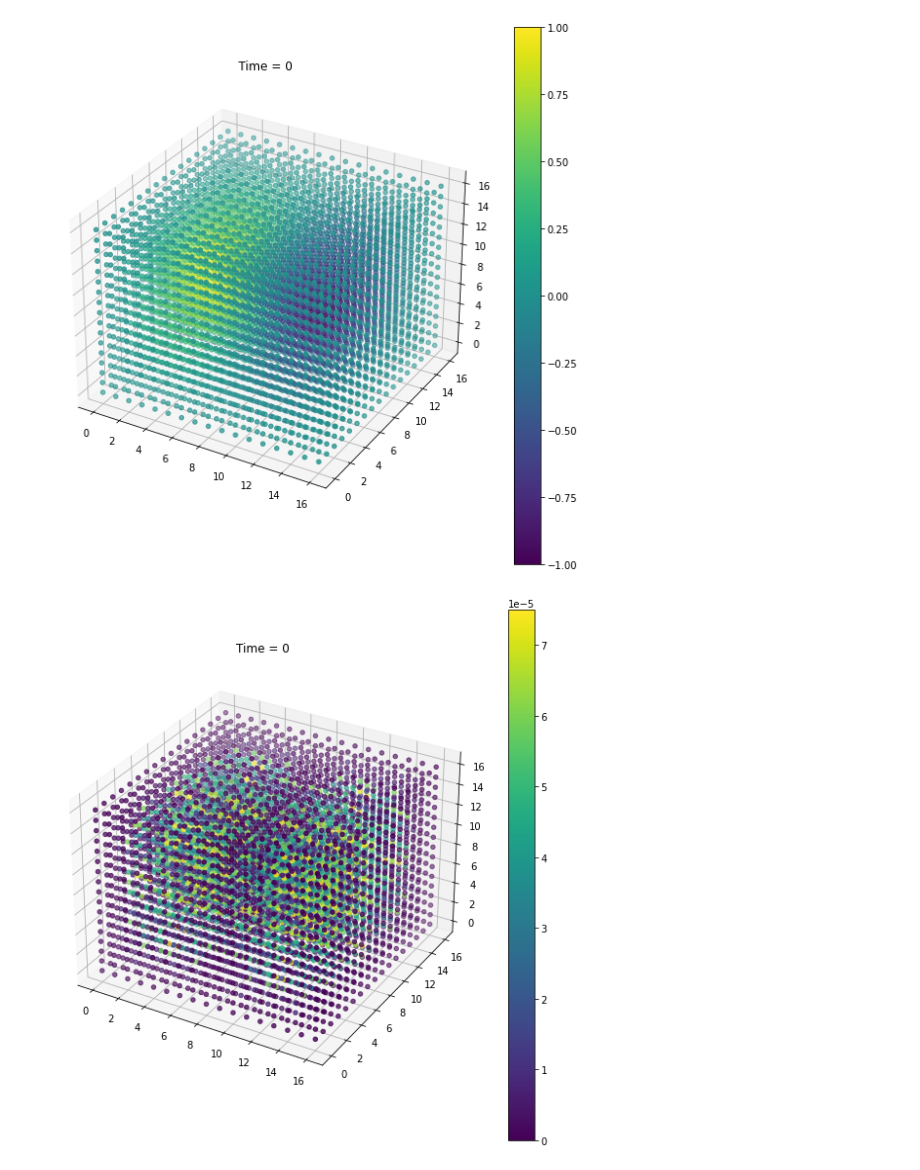
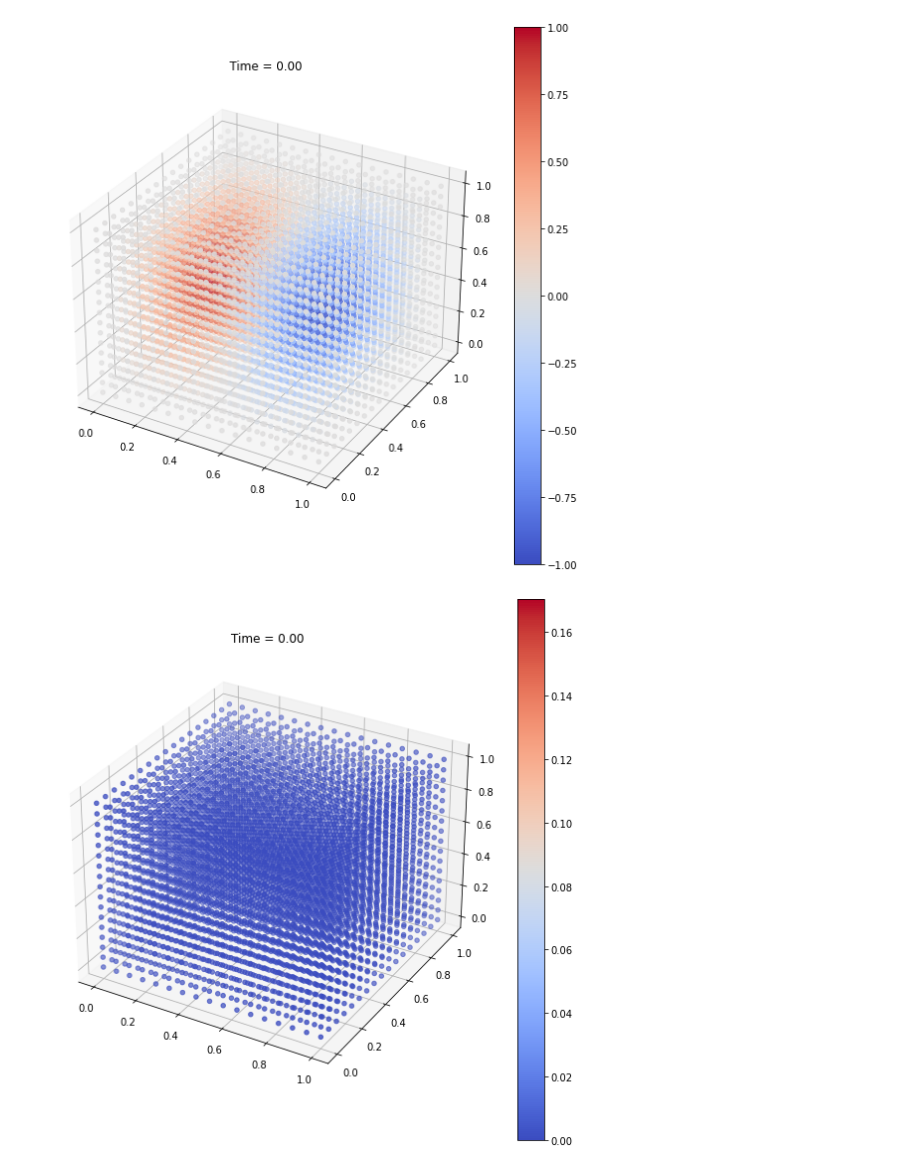
Before and after one commit to emsidorov/supercomputers, a Jupyter notebook: task_2/test.ipynb, the cells around one changed output. Saved outputs shown, nothing was run; the diff lists cells and outputs as text; code cells hidden in the pictures.

```diff
--- a/task_2/test.ipynb
+++ b/task_2/test.ipynb
@@ -10,8 +10,9 @@ from tqdm.contrib.concurrent import process_map
 
 L = 1
 N = 128
-T = 0.01
+T = 0.5
 K = 20
+scale_factor=8
 
 tau = T / K
 h = L / N
@@ -20,7 +21,7 @@ def u(X, Y, Z, t):
     return np.sin(2 * np.pi / L * X) * np.sin(np.pi / L * Y) * np.sin(np.pi / L * Z) * np.cos(t * 0.5 * np.sqrt(6 / (L * L)) + 2 * np.pi)
 # %%
 def compute_anal_t(t):
-    anal_matrix_t = np.zeros((N + 1, N + 1, N + 1))
+    anal_matrix_t = np.zeros((N + 1, N + 1, N + 1), dtype=np.float32)
     for x in range(N + 1):
         for y in range(N + 1):
             for z in range(N + 1):
@@ -49,14 +50,15 @@ def read_t_matrix(t):
                 float(num)
             )
 
-        new_t_mat = np.array(new_t_mat).reshape((129, 129, 129))
+        new_t_mat = np.array(new_t_mat, dtype=np.float32).reshape((129, 129, 129))
         return new_t_mat
 
 
 def compute_matrix():
-    matrix = np.zeros((K + 1, N + 1, N + 1, N + 1))
-    for t in tqdm(range(K + 1)):
-        matrix[t] = read_t_matrix(t)
+    matrix = []
+    matrix = np.zeros((K + 1, N + 1, N + 1, N + 1), dtype=np.float32)
+    matrix = process_map(read_t_matrix, list(range(K+1)), max_workers=4, chunksize=1)
+    matrix = np.stack(matrix)
     return matrix
 
 
@@ -75,17 +77,23 @@ def animate_matrix(matrix):
     max_value = np.max(matrix)
 
     norm = Normalize(vmin=min_value, vmax=max_value)  # Использование реальных минимального и максимального значений
-    mappable = ScalarMappable(norm=norm, cmap='viridis')
+    mappable = ScalarMappable(norm=norm, cmap='coolwarm')
 
     # Добавление цветовой шкалы к фигуре
     fig.colorbar(mappable, ax=ax, orientation='vertical')
 
     def update(frame):
         ax.clear()
-        ax.set_title(f"Time = {frame}")
+        ax.set_title(f"Time = {frame * tau:.2f}")
         # Визуализация только пространственных компонентов
         x, y, z = np.indices(matrix[frame].shape)
-        ax.scatter(x.flatten(), y.flatten(), z.flatten(), c=matrix[frame].flatten(), cmap='viridis')
+        ax.scatter(
+            x.flatten() * h * scale_factor,
+            y.flatten() * h * scale_factor,
+            z.flatten() * h * scale_factor,
+            c=matrix[frame].flatten(),
+            cmap='coolwarm', norm=norm
+        )
 
     ani = FuncAnimation(fig, update, frames=matrix.shape[0], interval=250)
     return ani
@@ -99,20 +107,20 @@ ani = animate_matrix(downsampled_matrix)
 # %%
 ani.save("computed.mp4")
 # %%
-downsampled_matrix = downsample_matrix(anal_matrix, factor=8)
+downsampled_matrix = downsample_matrix(anal_matrix, factor=scale_factor)
 
 # Анимация уменьшенной матрицы
 ani = animate_matrix(downsampled_matrix)
 # %% [output]
-[figure, old version]
+[figure, new version]
 # %%
 ani.save("analytical.mp4")
 # %%
-downsampled_matrix = downsample_matrix(np.abs(matrix - anal_matrix), factor=8)
+downsampled_matrix = downsample_matrix(np.abs(matrix - anal_matrix), factor=scale_factor)
 
 # Анимация уменьшенной матрицы
 ani = animate_matrix(downsampled_matrix)
 # %% [output]
-[figure, old version]
+[figure, new version]
 # %%
 ani.save("error.mp4")
```
Also changed, not shown: parts of 1 cell of this notebook, 5 other files.
